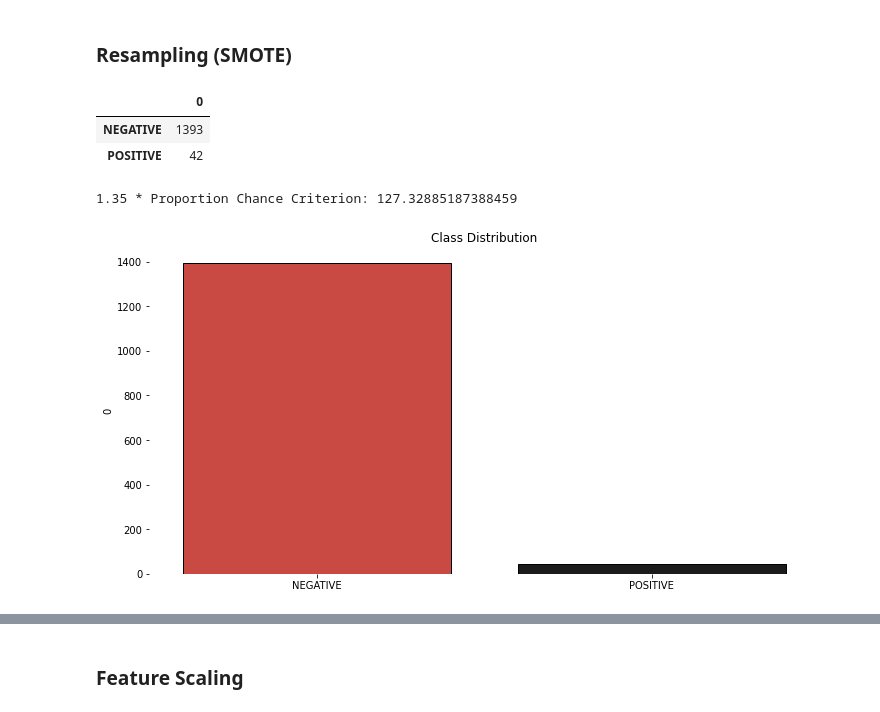
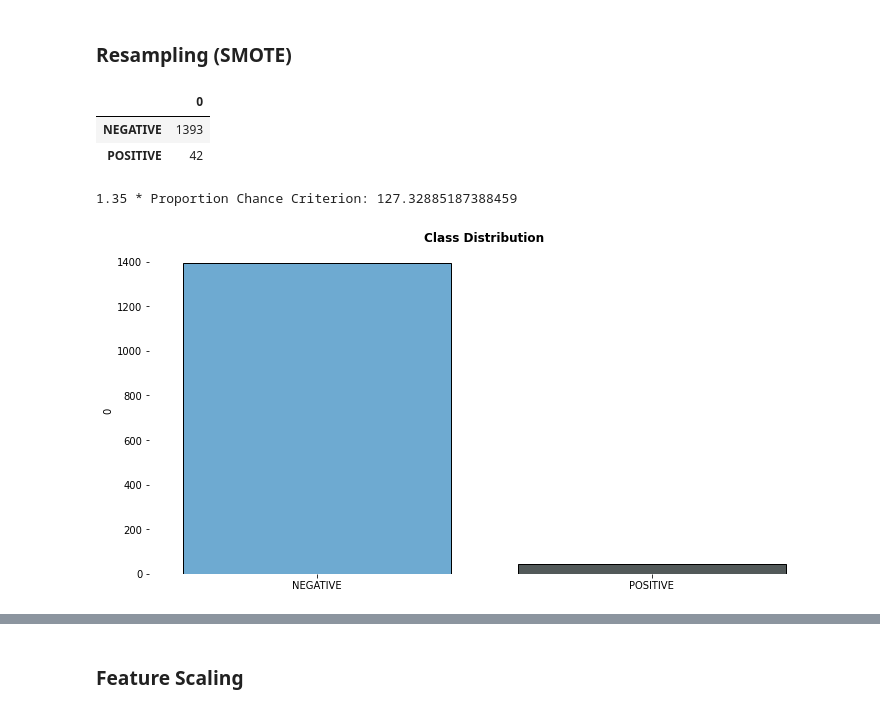
Before and after one commit to kr-agdeppa/UTI-Diagnosis-Classification, a Jupyter notebook: DATA PREPARATION.ipynb, the cells around one changed output, grey strips where cells are left out. Saved outputs shown, nothing was run; the diff lists cells and outputs as text; code cells hidden in the pictures.

Commit message:
added documentations to each function and changed the colors of the target distribution plot

```diff
--- a/DATA PREPARATION.ipynb
+++ b/DATA PREPARATION.ipynb
@@ -215,36 +238,36 @@ def performance_baseline(dataframe_, target_name=False, PCC = False, weight = 1.
         Returns
         ------------
         None
     """
     if not target_name:
         state_counts = Counter(dataframe_)
         df_state = pd.DataFrame.from_dict(state_counts, orient="index")
     else:
         state_counts = Counter(dataframe_[target_name])
         df_state = pd.DataFrame.from_dict(state_counts, orient="index")
 
 
     _, axs = plt.subplots(figsize=(12, 6))
 
     for spine in ["top", "bottom", "left", "right"]:
         axs.spines[spine].set_visible(False)
 
-    sns.barplot(x=df_state.index, y=df_state[0], palette = ["#df362d", "#1b1b1b"], ec="k")
-    plt.title("Class Distribution")
+    sns.barplot(x=df_state.index, y=df_state[0], palette = ["#5DADE2", "#515A5A"], ec="k")
+    plt.title("Class Distribution", fontweight = "bold")
 
     if PCC:
         num = (df_state[0]/df_state[0].sum())**2
 
         display(df_state)
         print(f"{weight} * Proportion Chance Criterion: {weight*100*num.sum()}")
 
 performance_baseline(df, target_name="Diagnosis", PCC = True)
 # %% [output]
 |  | 0 |
 | NEGATIVE | 1393 |
 | POSITIVE | 42 |
 1.35 * Proportion Chance Criterion: 127.32885187388459
-[figure, old version]
+[figure, new version]
 # %%
 X = df[["Age", "Color", "Transparency", "pH", "Glucose", "Protein", "Specific_Gravity",
         "WBC", "RBC","Epithelial_Cells", "Mucous_Threads",
```
Also changed, not shown: parts of 3 cells of this notebook.
